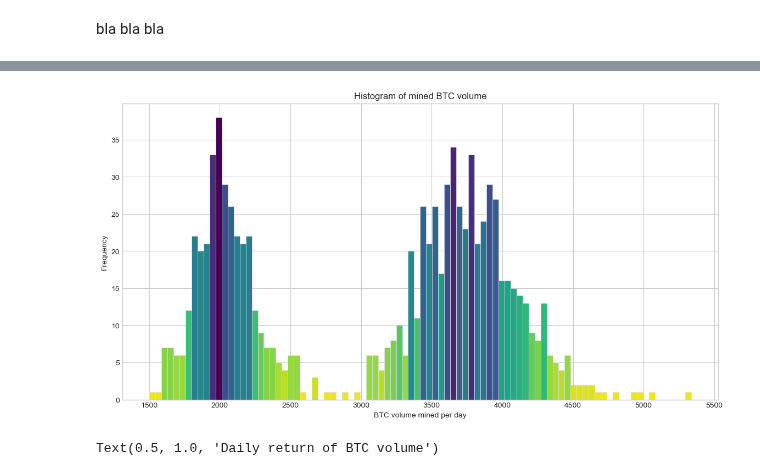
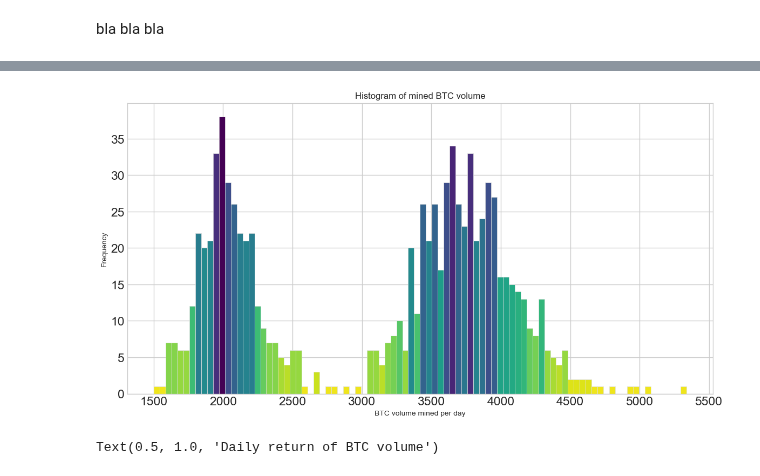
Before and after one commit to trsdimi/big-data, a Jupyter notebook: main.ipynb, the cells around one changed output, grey strips where cells are left out. Drawn from its saved outputs; the diff is of its cells as text; code cells hidden in the pictures.

```diff
--- a/main.ipynb
+++ b/main.ipynb
@@ -90,7 +90,7 @@ global_data.describe()
 | max | 6.590635e+10 | 6.368328e+15 | 6.367910e+15 | 197255.886201 | 5.339243e+08 | 24.526578 | ... |
 # %%
 plt.figure(figsize=(14,7))
-plt.style.use('seaborn-v0_8-whitegrid')
+plt.style.use('seaborn-whitegrid')
 
 n, bins, patches = plt.hist(global_data['nb_transactions'], bins=90, facecolor='#2ab0ff', edgecolor='#e0e0e0', linewidth=0.5)
 
@@ -107,6 +106,6 @@ OSError: 'seaborn-v0_8-whitegrid' not found in the style library and input is no
 # %%
 plt.figure(figsize=(14,7))
-plt.style.use('seaborn-v0_8-whitegrid')
+plt.style.use('seaborn-whitegrid')
 
 n, bins, patches = plt.hist(global_data['volume_without_self'], bins=90, facecolor='#2ab0ff', edgecolor='#e0e0e0', linewidth=0.5)
 
@@ -125,7 +124,7 @@ plt.show()
 bla bla bla
 # %%
 plt.figure(figsize=(14,7))
-plt.style.use('seaborn-v0_8-whitegrid')
+plt.style.use('seaborn-whitegrid')
 
 n, bins, patches = plt.hist(global_data['nb_mining'], bins=90, facecolor='#2ab0ff', edgecolor='#e0e0e0', linewidth=0.5)
 
@@ -142,18 +140,18 @@ OSError: 'seaborn-v0_8-whitegrid' not found in the style library and input is no
 # %%
 plt.figure(figsize=(14,7))
-plt.style.use('seaborn-v0_8-whitegrid')
+plt.style.use('seaborn-whitegrid')
 
 n, bins, patches = plt.hist(global_data['total_mining_satoshi'] / 100000000, bins=90, facecolor='#2ab0ff', edgecolor='#e0e0e0', linewidth=0.5)
 
 n = n.astype('int')
 for i in range(len(patches)):
     patches[i].set_facecolor(plt.cm.viridis(1 - n[i]/max(n)))
 plt.title('Histogram of mined BTC volume', fontsize=12)
 plt.xlabel('BTC volume mined per day', fontsize=10)
 plt.ylabel('Frequency', fontsize=10)
 plt.show()
 # %% [output]
-[figure, old version]
+[figure, new version]
 # %%
 plt.style.use('ggplot')
 sns.set_context('notebook', font_scale=1.5, rc={"lines.linewidth": 1.5})
```
Also changed, not shown: parts of 5 cells of this notebook.
